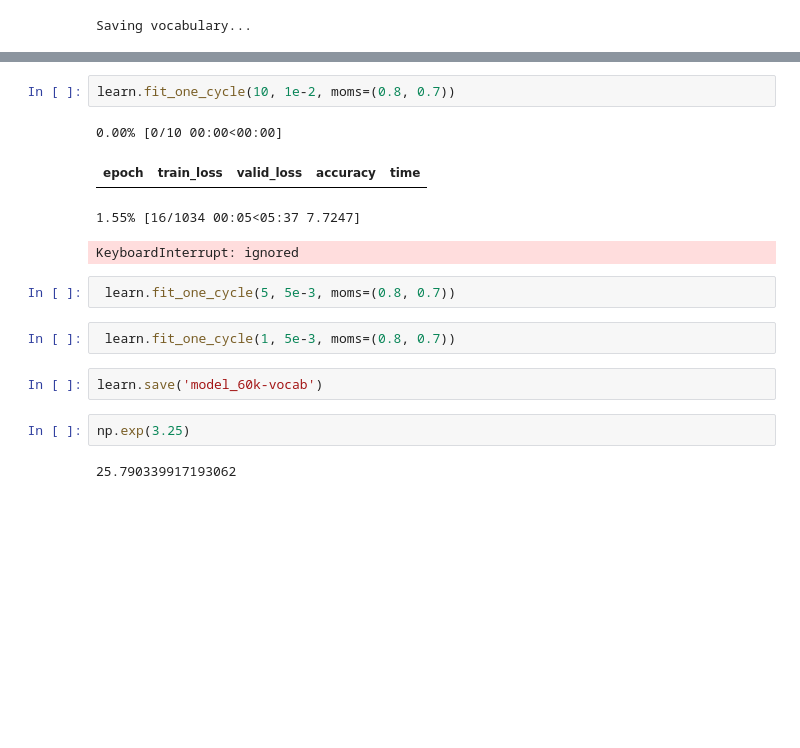
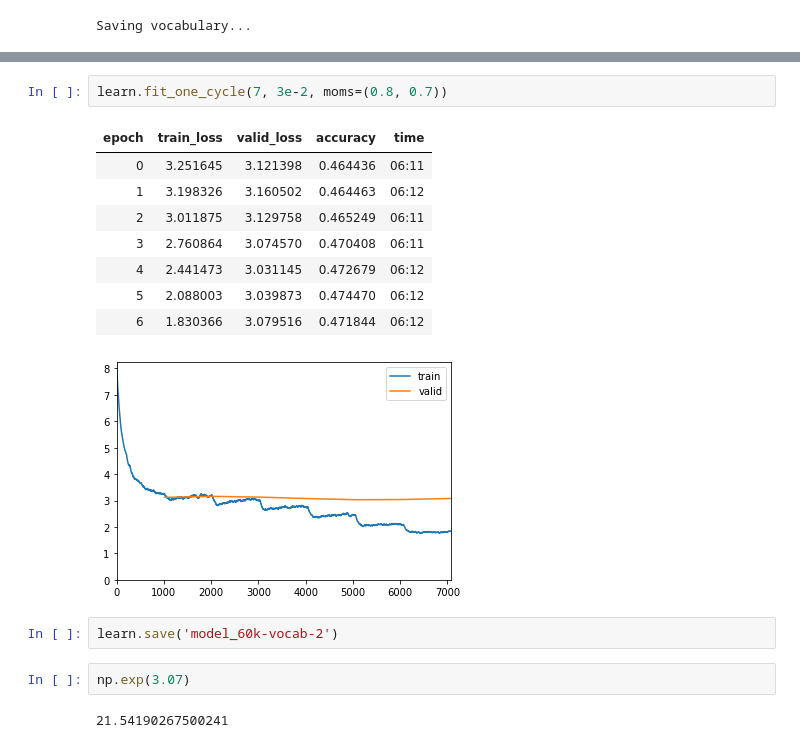
Before and after one commit to adriacabeza/DeepCatalan, a Jupyter notebook: CatalanULMFit.ipynb, the cells around one changed output, grey strips where cells are left out. Drawn from its saved outputs; the diff is of its cells as text; blank space fills up the shorter version.

```diff
--- a/CatalanULMFit.ipynb
+++ b/CatalanULMFit.ipynb
@@ -194,17 +234,18 @@ learn.recorder.plot(skip_start=0)
 # %%
-learn.fit_one_cycle(10, 1e-2, moms=(0.8, 0.7))
+learn.fit_one_cycle(7, 3e-2, moms=(0.8, 0.7))
 # %% [output]
-0.00% [0/10 00:00<00:00]
 | epoch | train_loss | valid_loss | accuracy | time |
+| 0 | 3.251645 | 3.121398 | 0.464436 | 06:11 |
+| 1 | 3.198326 | 3.160502 | 0.464463 | 06:12 |
+| 2 | 3.011875 | 3.129758 | 0.465249 | 06:11 |
+| 3 | 2.760864 | 3.074570 | 0.470408 | 06:11 |
+| 4 | 2.441473 | 3.031145 | 0.472679 | 06:12 |
+| 5 | 2.088003 | 3.039873 | 0.474470 | 06:12 |
+| 6 | 1.830366 | 3.079516 | 0.471844 | 06:12 |
-1.55% [16/1034 00:05<05:37 7.7247]
-KeyboardInterrupt: ignored
+[figure, added]
-# %%
- learn.fit_one_cycle(5, 5e-3, moms=(0.8, 0.7))
-# %%
- learn.fit_one_cycle(1, 5e-3, moms=(0.8, 0.7))
 # %%
-learn.save('model_60k-vocab')
+learn.save('model_60k-vocab-2')
 # %%
-np.exp(3.25)
+np.exp(3.07)
 # %% [output]
-25.790339917193062
+21.54190267500241
```
Also changed, not shown: parts of 16 cells of this notebook, 2 other files.
